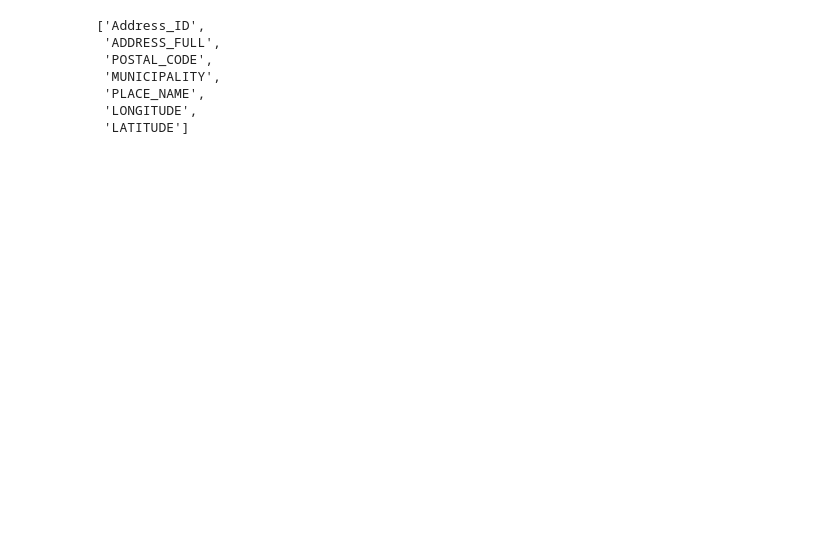
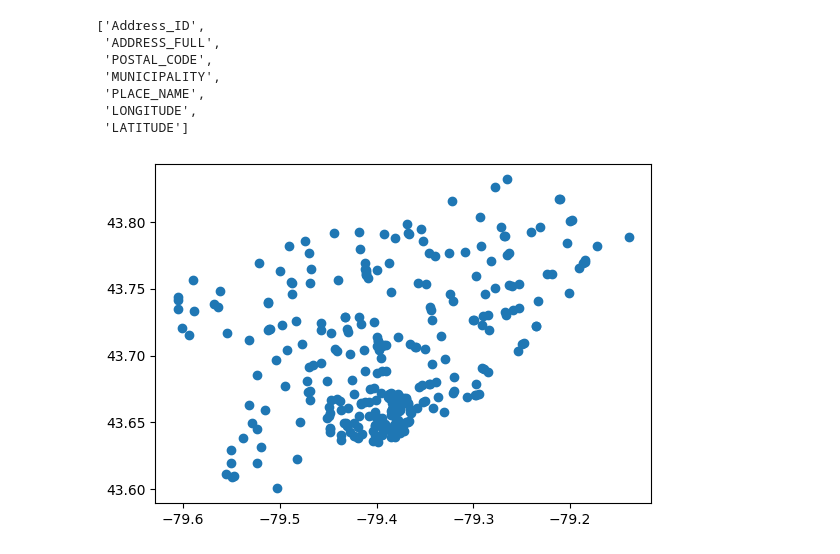
Before and after one commit to CodefromMax/Transit_Dashboard, a Jupyter notebook: data/key_destination_data/key_dest_csv_to_geojson4326.ipynb, the cells around one changed output. Saved outputs shown, nothing was run; the diff lists cells and outputs as text; code cells hidden in the pictures; blank space fills up the shorter version.

```diff
--- a/data/key_destination_data/key_dest_csv_to_geojson4326.ipynb
+++ b/data/key_destination_data/key_dest_csv_to_geojson4326.ipynb
@@ -69,3 +69,16 @@ libs_4326.to_file("Libraries_4326.geojson", driver="GeoJSON")
 cc = pd.read_excel(exp_cc, header=0)
 cc_4326 = create_point(cc)
 cc_4326.to_file("Cooling_Center_4326.geojson", driver="GeoJSON")
+# %%
+import matplotlib.pyplot as plt
+import geopandas as gpd
+
+gdf = gpd.read_file("Supermarkets_4326.geojson")
+# Change id to Address_ID
+gdf = gdf.rename(columns={'id': 'Address_ID'})
+gdf.to_file("Supermarkets_4326.geojson", driver="GeoJSON")
+# Plot the GeoDataFrame
+gdf.plot()
+plt.show()
+# %% [output]
+[figure, added]
```
Also changed, not shown: 21 other files.
